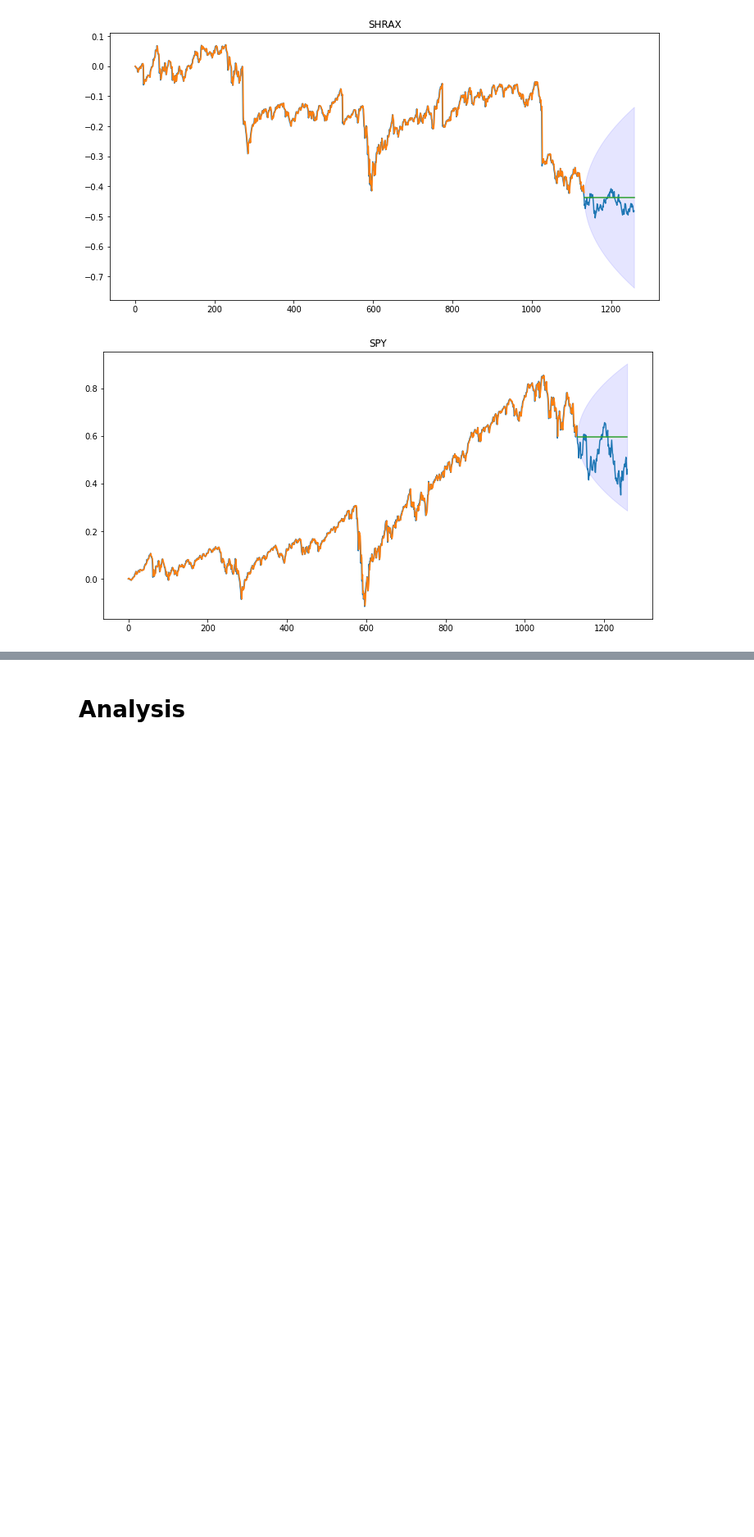
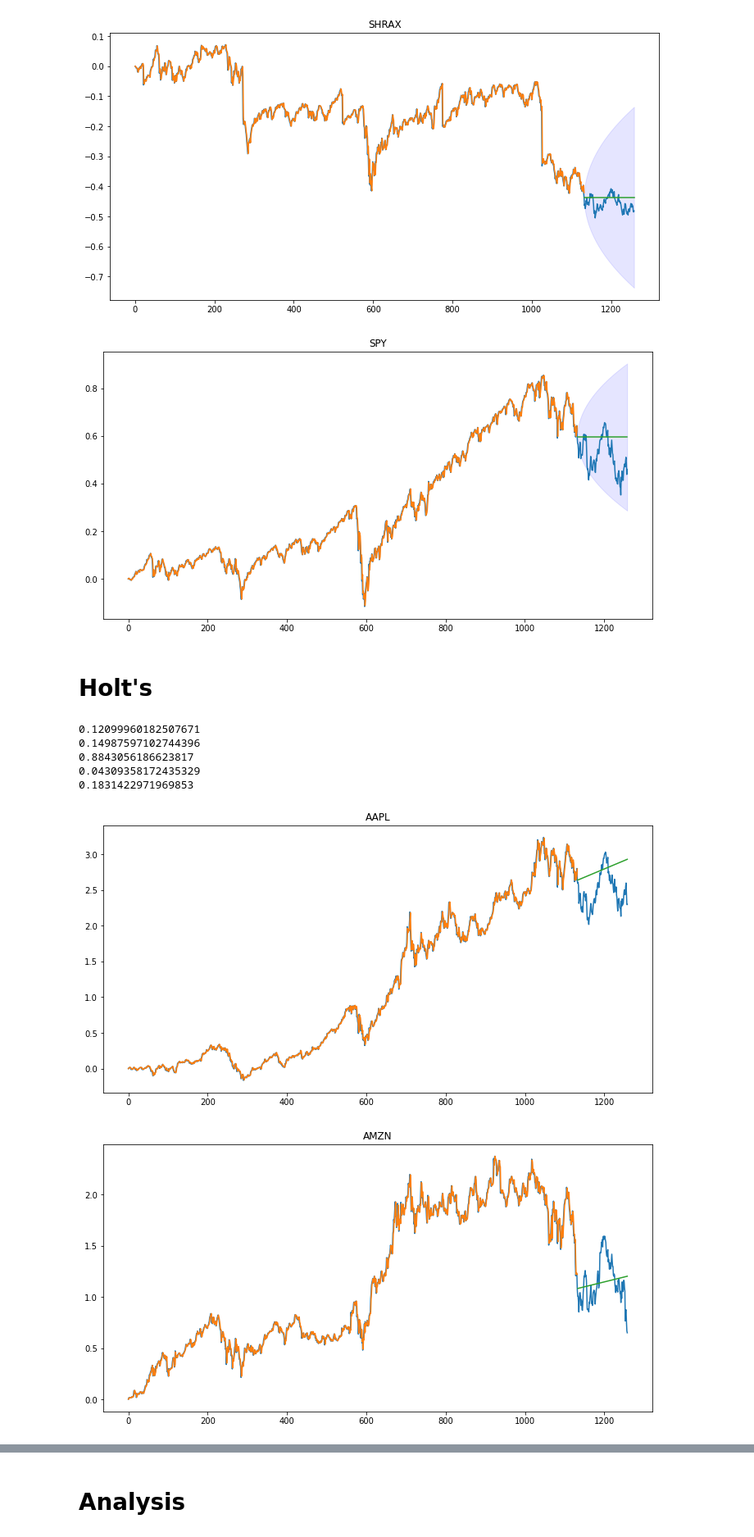
Before and after one commit to nguye639/Stat773Project, a Jupyter notebook: modelCreation.ipynb, the cells around one changed output, grey strips where cells are left out. Shown at 82% size. Cells and saved outputs as stored; diff of their text form; code cells hidden in the pictures; blank space fills up the shorter version.

```diff
--- a/modelCreation.ipynb
+++ b/modelCreation.ipynb
@@ -41,7 +42,6 @@ for i in range(1,len(series)):
 
     fit = ARIMA(trainY, order = (2,1,2)).fit()
 
-    simulation = fit.simulate(len(testX),repetitions=5, error="mul", anchor = len(trainY)).mean(1)
     forecast = fit.get_forecast(len(testX)).summary_frame()
 
     plt.figure(figsize = (12,6))
@@ -78,7 +78,6 @@ for i in range(1,len(series)):
 
     fit = ExponentialSmoothing(trainY).fit(disp=0)
 
-    simulation = fit.simulate(len(testX),repetitions=5, error="mul", anchor = len(trainY)).mean(1)
     forecast = fit.get_forecast(len(testX)).summary_frame()
 
     plt.figure(figsize = (12,6))
@@ -96,3 +95,39 @@ for i in range(1,len(series)):
 [figure]
 [figure]
 [figure]
+# %% [markdown]
+# Holt's
+# %%
+for i in range(1,len(series)):
+
+    thisSeries = data[series[i]]
+    t = np.arange(0,len(thisSeries),1)
+
+    trainX = t[:int(.9*len(thisSeries))]
+    testX = t[int(.9*len(thisSeries)):]
+
+    trainY = thisSeries[:int(.9*len(thisSeries))]
+    testY = thisSeries[int(.9*len(thisSeries)):]
+
+    fit = Holt(trainY).fit()
+
+    forecast = fit.forecast(len(testY))
+
+    plt.figure(figsize = (12,6))
+    ax = plt.subplot(111)
+
+    plt.plot(t,thisSeries)
+    plt.plot(trainX,fit.fittedvalues)
+    plt.plot(testX, forecast)
+    #plt.fill_between(testX,(forecast['mean_ci_lower']), (forecast['mean_ci_upper']), color='b', alpha=.1)
+    plt.title(series[i])
+
+    print(MAPE(forecast,testY))
+# %% [output]
+0.12099960182507671
+0.14987597102744396
+0.8843056186623817
+0.04309358172435329
+0.1831422971969853
+[figure, added]
+[figure, added]
```
Also changed, not shown: parts of 4 cells of this notebook.
